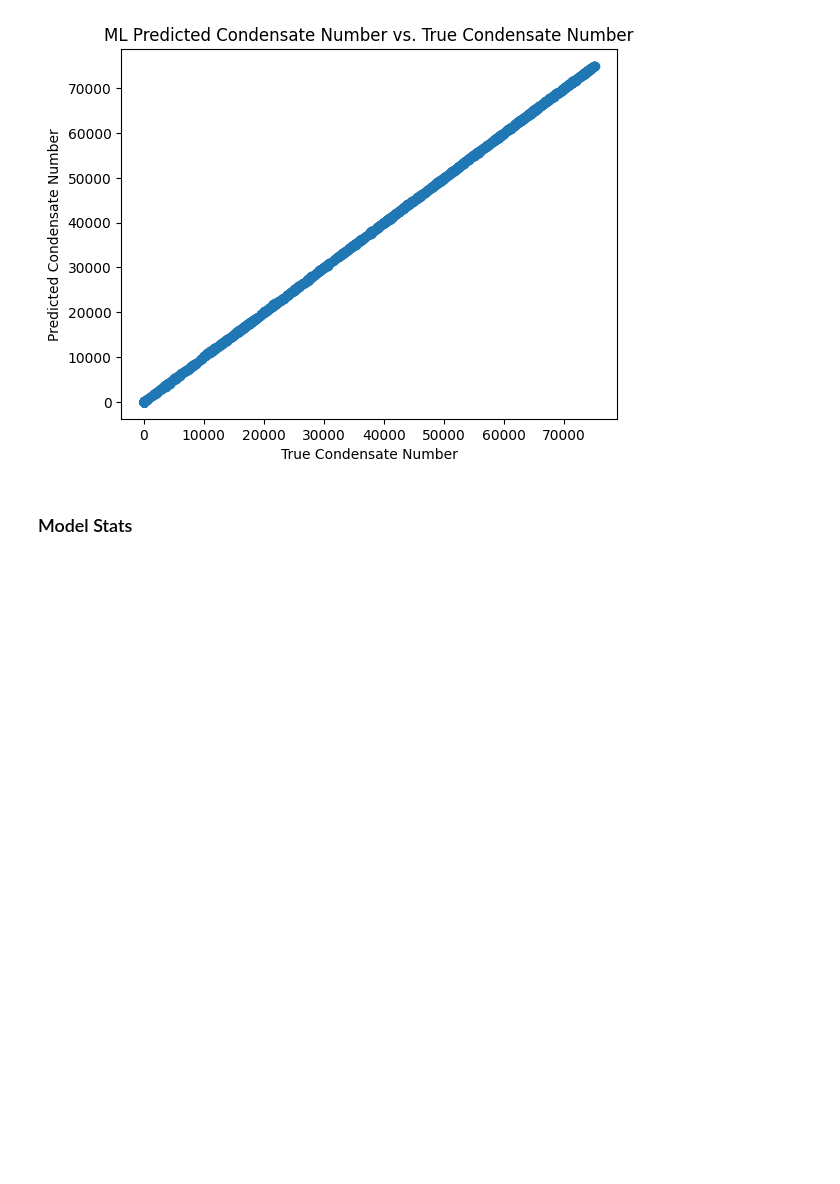
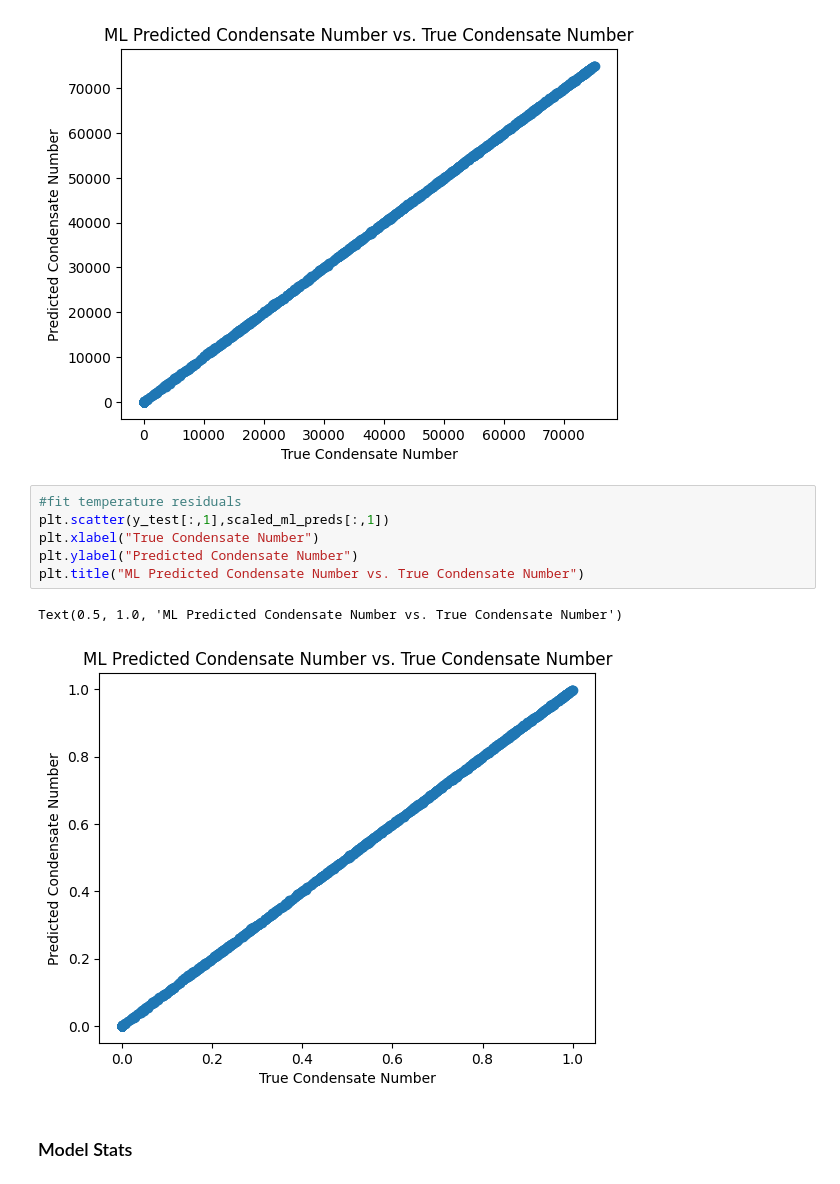
Before and after one commit to alec-gironda/Bose-Einstein-Condensate-NN, a Jupyter notebook: gaussian_fit.ipynb, the cells around one changed output. Drawn from its saved outputs; the diff is of its cells as text; blank space fills up the shorter version.

```diff
--- a/gaussian_fit.ipynb
+++ b/gaussian_fit.ipynb
@@ -725,6 +728,15 @@ plt.title("ML Predicted Condensate Number vs. True Condensate Number")
 # %% [output]
 Text(0.5, 1.0, 'ML Predicted Condensate Number vs. True Condensate Number')
 [figure]
+# %%
+#fit temperature residuals
+plt.scatter(y_test[:,1],scaled_ml_preds[:,1])
+plt.xlabel("True Condensate Number")
+plt.ylabel("Predicted Condensate Number")
+plt.title("ML Predicted Condensate Number vs. True Condensate Number")
+# %% [output]
+Text(0.5, 1.0, 'ML Predicted Condensate Number vs. True Condensate Number')
+[figure, added]
 # %% [markdown]
 ### Model Stats
 # %% [markdown]
```
Also changed, not shown: parts of 21 cells of this notebook.
